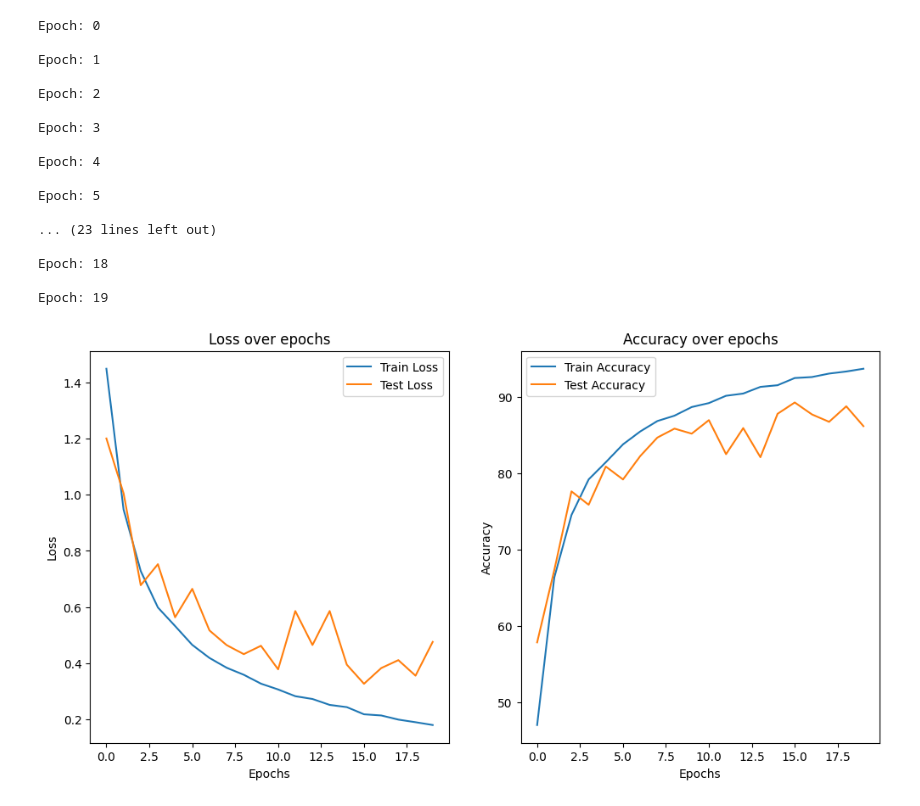
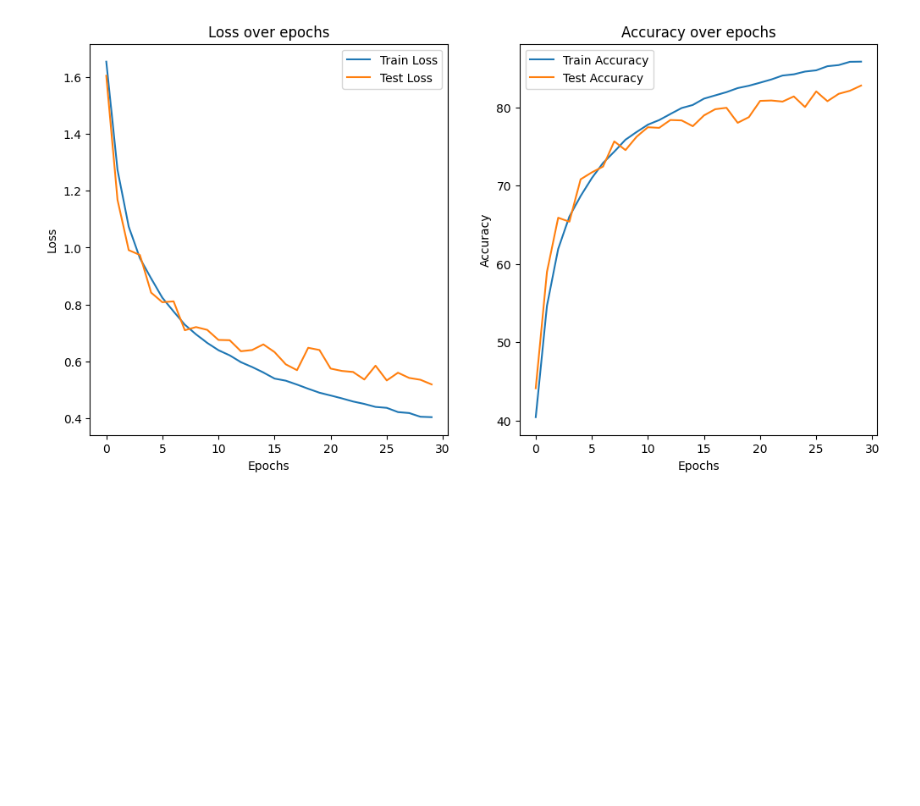
Before and after one commit to Kobayashi2003/Kobayashi28, a Jupyter notebook: 2_Computer_Science/Artificial_Intelligence/experiment/FINAL/code/resnet.ipynb, the cells around one changed output. Saved outputs shown, nothing was run; the diff lists cells and outputs as text; code cells hidden in the pictures; blank space fills up the shorter version.

```diff
--- a/2_Computer_Science/Artificial_Intelligence/experiment/FINAL/code/resnet.ipynb
+++ b/2_Computer_Science/Artificial_Intelligence/experiment/FINAL/code/resnet.ipynb
@@ -34,6 +33,7 @@ class BasicBlock(nn.Module):
     expansion = 1
 
     def __init__(self, in_planes, planes, stride=1):
+        # Convolutional and BatchNorm layers defined here
         super(BasicBlock, self).__init__()
         self.conv1 = nn.Conv2d(in_planes, planes, kernel_size=3, stride=stride, padding=1, bias=False)
         self.bn1 = nn.BatchNorm2d(planes)
@@ -48,6 +48,7 @@ class BasicBlock(nn.Module):
             )
 
     def forward(self, x):
+        # Forward pass logic including shortcut connections
         out = F.relu(self.bn1(self.conv1(x)))
         out = self.bn2(self.conv2(out))
         out += self.shortcut(x)
@@ -56,18 +57,27 @@ class BasicBlock(nn.Module):
 
 class ResNet(nn.Module):
     def __init__(self, block, num_blocks, num_classes=10):
+        # Layers are set up here including intial conv, followed by 4 blocks
         super(ResNet, self).__init__()
         self.in_planes = 64
-
-        self.conv1 = nn.Conv2d(3, 64, kernel_size=3, stride=1, padding=1, bias=False)
+        self.conv1 = nn.Conv2d(3, 64, kernel_size=7, stride=2, padding=3, bias=False)
         self.bn1 = nn.BatchNorm2d(64)
-        self.layer1 = self._make_layer(block, 64, num_blocks[0], stride=1)
-        self.layer2 = self._make_layer(block, 128, num_blocks[1], stride=2)
-        self.layer3 = self._make_layer(block, 256, num_blocks[2], stride=2)
-        self.layer4 = self._make_layer(block, 512, num_blocks[3], stride=2)
+        self.relu = nn.ReLU(inplace=True)
+        self.maxpool = nn.MaxPool2d(kernel_size=3, stride=2, padding=1)
+        self.layers = self._make_layers(block, num_blocks)
+        self.avgpool = nn.AdaptiveAvgPool2d((1, 1))
         self.linear = nn.Linear(512*block.expansion, num_classes)
 
+    def _make_layers(self, block, num_blocks):
+        layers = []
+        planes = [64, 128, 256, 512]
+        for i, num_blocks in enumerate(num_blocks):
+            stride = 1 if i == 0 else 2
+            layers.append(self._make_layer(block, planes[i], num_blocks, stride))
+        return nn.Sequential(*layers)
+
     def _make_layer(self, block, planes, num_blocks, stride):
+        # Helper function to create a block of layers
         strides = [stride] + [1]*(num_blocks-1)
         layers = []
         for stride in strides:
@@ -76,12 +86,12 @@ class ResNet(nn.Module):
         return nn.Sequential(*layers)
 
     def forward(self, x):
-        out = F.relu(self.bn1(self.conv1(x)))
-        out = self.layer1(out)
-        out = self.layer2(out)
-        out = self.layer3(out)
-        out = self.layer4(out)
-        out = F.avg_pool2d(out, 4)
+        out = self.conv1(x)
+        out = self.bn1(out)
+        out = self.relu(out)
+        out = self.maxpool(out)
+        out = self.layers(out)
+        out = self.avgpool(out)
         out = out.view(out.size(0), -1)
         out = self.linear(out)
         return out
@@ -144,47 +155,32 @@ def test(epoch):
     test_losses.append(test_loss / len(testloader))
     test_accuracies.append(100. * correct / total)
 # %%
-for epoch in range(0, 20):
+from tqdm import trange
+
+for epoch in trange(30):
     train(epoch)
     test(epoch)
 
-# 绘制训练和测试的损失及准确率曲线
+# Plotting code to visualize training and testing loss and accuracy
 import matplotlib.pyplot as plt
 
 plt.figure(figsize=(12, 6))
 plt.subplot(1, 2, 1)
 plt.plot(train_losses, label='Train Loss')
 plt.plot(test_losses, label='Test Loss')
 plt.title('Loss over epochs')
 plt.xlabel('Epochs')
 plt.ylabel('Loss')
 plt.legend()
 
 plt.subplot(1, 2, 2)
 plt.plot(train_accuracies, label='Train Accuracy')
 plt.plot(test_accuracies, label='Test Accuracy')
 plt.title('Accuracy over epochs')
 plt.xlabel('Epochs')
 plt.ylabel('Accuracy')
 plt.legend()
 
 plt.show()
 # %% [output]
-Epoch: 0
-
-Epoch: 1
-
-Epoch: 2
-
-Epoch: 3
-
-Epoch: 4
-
-Epoch: 5
-
-... (23 lines left out)
-
-Epoch: 18
-
-Epoch: 19
-[figure, old version]
+[figure, new version]
```
Also changed, not shown: parts of 2 cells of this notebook, 1 other file.
